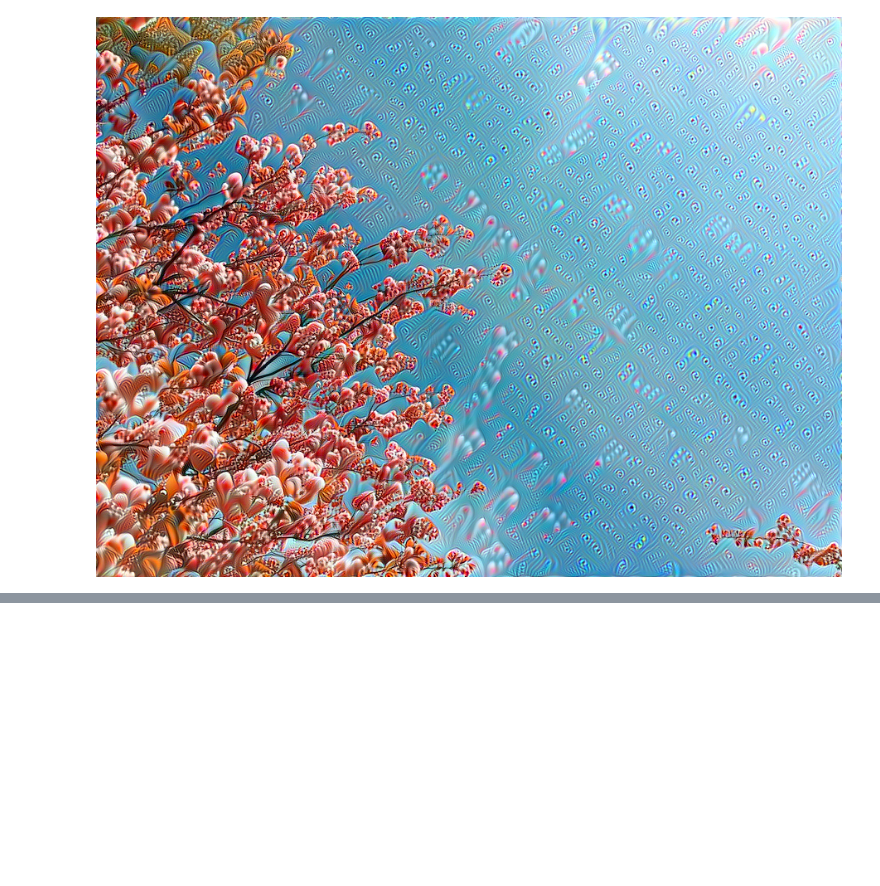
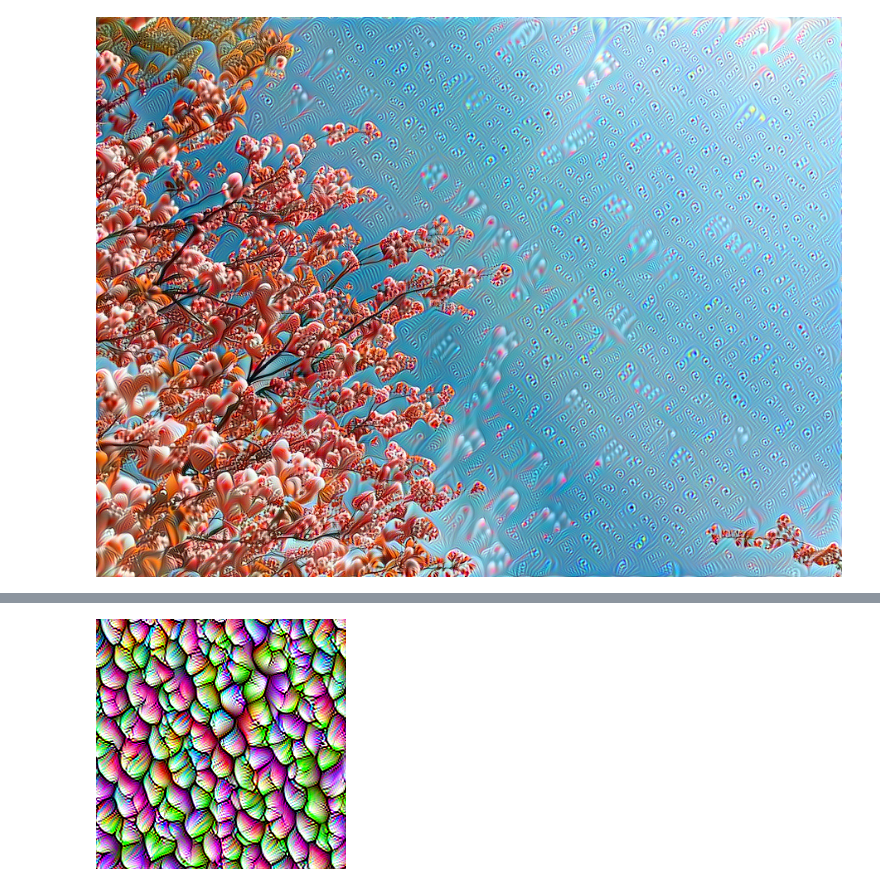
Before and after one commit to augustwester/deepdream, a Jupyter notebook: example.ipynb, the cells around one changed output, grey strips where cells are left out. Cells and saved outputs as stored; diff of their text form; code cells hidden in the pictures; blank space fills up the shorter version.

```diff
--- a/example.ipynb
+++ b/example.ipynb
@@ -35,0 +40,19 @@ img_dream.save("images/dream.png")
+# %%
+settings = {
+    "Mixed_5b": None,
+    "Mixed_5c": None,
+    "Mixed_5d": (43,),
+    "Mixed_6a": None,
+    "Mixed_6b": None,
+    "Mixed_6c": None,
+    "Mixed_6d": None,
+    "Mixed_6e": None,
+    "Mixed_7a": None,
+    "Mixed_7b": None,
+    "Mixed_7c": None,
+}
+
+dream_noise = zoom_dream(noise, num_frames=50, steps_per_frame=100, settings=settings)
+dream_noise.save("images/dream_noise.jpg")
+# %% [output]
+[figure, added]
```
Also changed, not shown: parts of 4 cells of this notebook, 4 other files.
